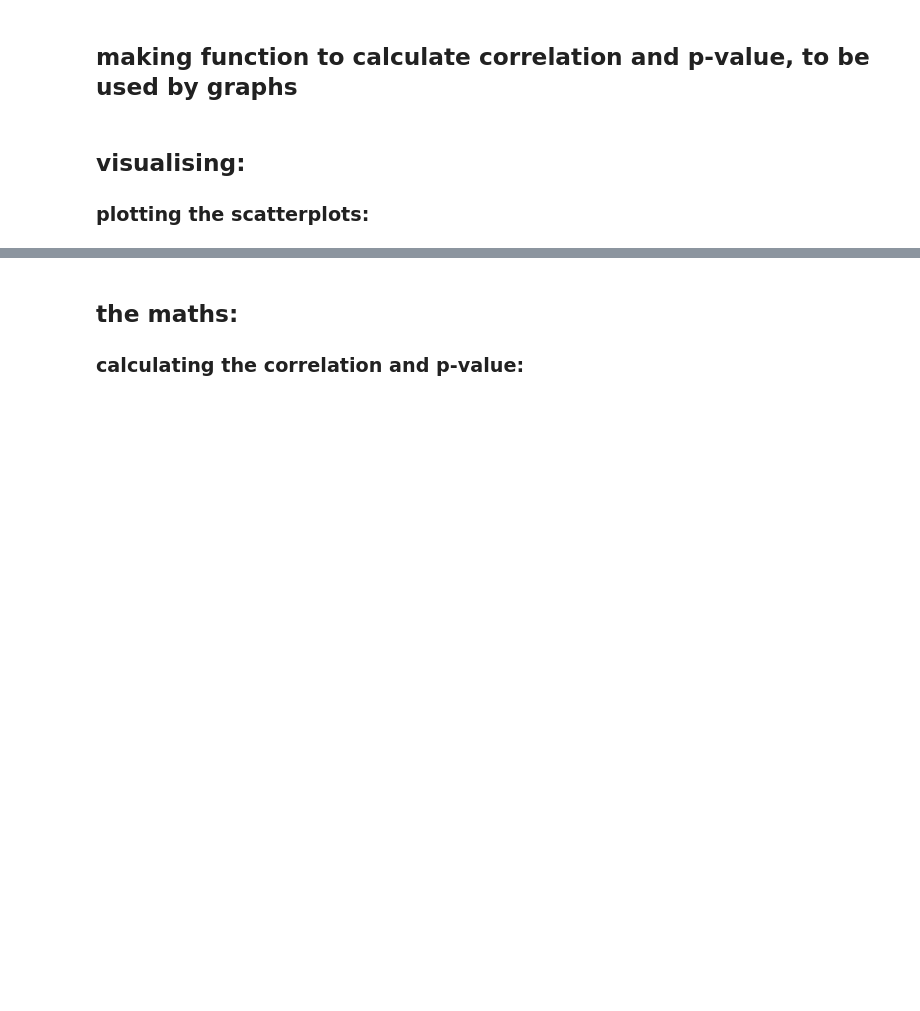
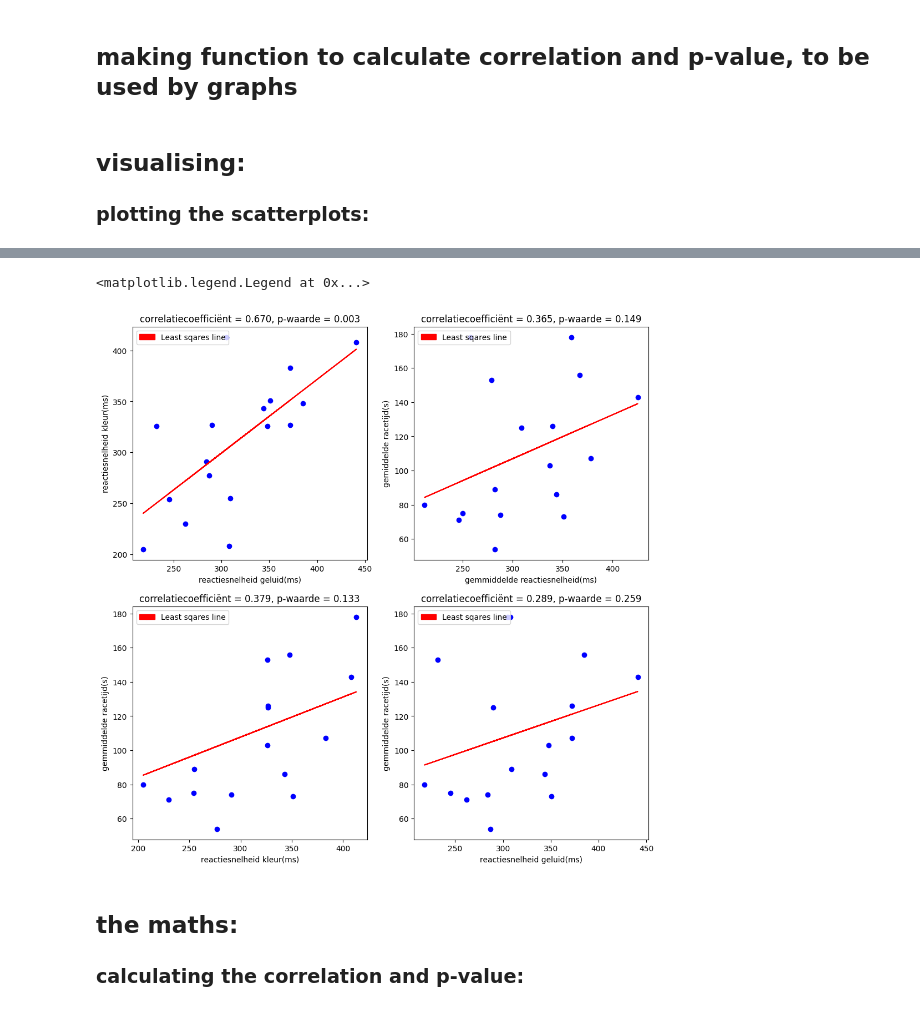
Before and after one commit to tiesk913/PWS, a Jupyter notebook: gata.ipynb, the cells around one changed output, grey strips where cells are left out. Saved outputs shown, nothing was run; the diff lists cells and outputs as text; code cells hidden in the pictures; blank space fills up the shorter version.

Commit message:
Inlever tijd

```diff
--- a/gata.ipynb
+++ b/gata.ipynb
@@ -75,3 +97,21 @@ def corrsys(df):
+# %%
+def scatter_moz(dfx, dfy, axs, xtitle = "x", ytitle = "y", on = "error"):
+    axis = on
+    x = df[dfx]
+    y = df[dfy]
+    # assemble matrix A
+    A = np.vstack([x, np.ones(len(x))]).T
+
+    correlation,pv =corrsys(df[[dfx, dfy]])
+    # Direct least square regression
+    alpha = np.dot((np.dot(np.linalg.inv(np.dot(A.T,A)),A.T)),y)
+
+    # plot the results
+    axis[axs].scatter(x, y, color='b')
+    axis[axs].plot(x, alpha[0]*x + alpha[1], 'r')
+    axis[axs].set_title(f'correlatiecoefficiënt = {numberWithoutRounding(correlation)}, p-waarde = {numberWithoutRounding(pv)}')
+    axis[axs].set_xlabel(xtitle)
+    axis[axs].set_ylabel(ytitle)
 # %% [markdown]
 ## visualising:
 ### plotting the scatterplots:
@@ -166,3 +123,24 @@ scatter("reactiesnelheid geluid", "avg tijd", "reactiesnelheid geluid(ms)", "gem
+# %%
+x = [['A', 'B'],
+     ['C', 'D']]
+fig, axis = plt.subplot_mosaic(x, figsize=(12,12))
+
+least_sq = mpatches.Patch(color='red', label='Least sqares line')
+
+scatter_moz("reactiesnelheid geluid", "reactiesnelheid kleur", "A",  xtitle="reactiesnelheid geluid(ms)",        ytitle="reactiesnelheid kleur(ms)", on= axis)
+
+
+scatter_moz("reactiesnelheid kleur", "avg tijd", "C",                xtitle="reactiesnelheid kleur(ms)",         ytitle="gemmiddelde racetijd(s)", on= axis)
+scatter_moz("rea gem", "avg tijd", "B",                              xtitle="gemmiddelde reactiesnelheid(ms)",   ytitle="gemiddelde racetijd(s)", on= axis)
+scatter_moz("reactiesnelheid geluid", "avg tijd", "D",               xtitle="reactiesnelheid geluid(ms)",        ytitle="gemmiddelde racetijd(s)", on= axis)
+
+axis["A"].legend(handles=[least_sq], loc=2)
+axis["B"].legend(handles=[least_sq], loc=2)
+axis["C"].legend(handles=[least_sq], loc=2)
+axis["D"].legend(handles=[least_sq], loc=2)
+# %% [output]
+<matplotlib.legend.Legend at 0x...>
+[figure, added]
 # %% [markdown]
 ## the maths:
 ### calculating the correlation and p-value:
```
Also changed, not shown: parts of 11 cells of this notebook.
